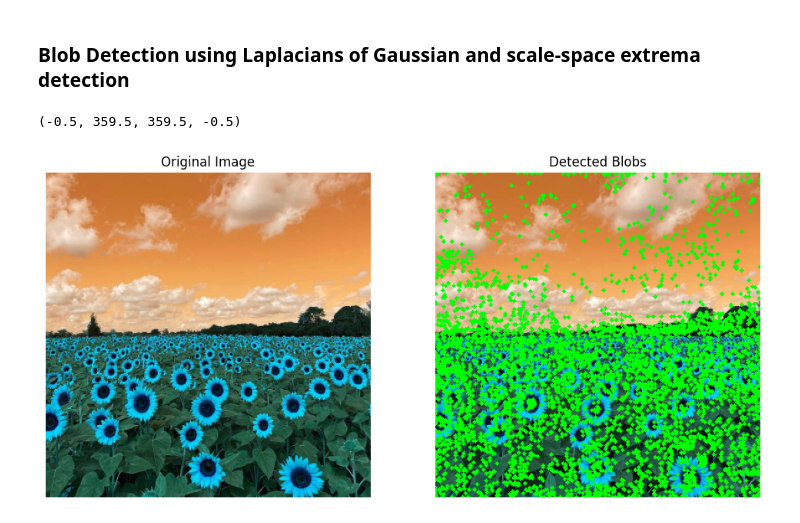
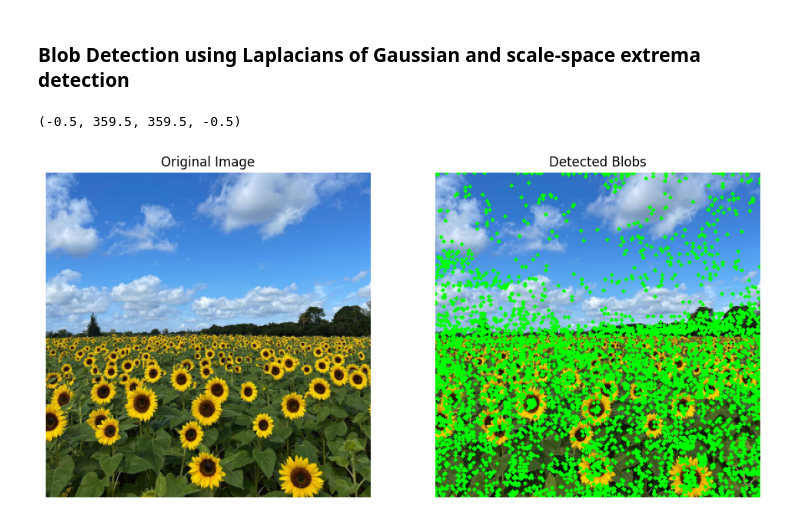
Before and after one commit to AnushkaSamaranayake/EN3160-Assignment-2-on-Fitting-and-Alignment, a Jupyter notebook: assignment2.ipynb, the cells around one changed output. Cells and saved outputs as stored; diff of their text form; code cells hidden in the pictures.

```diff
--- a/assignment2.ipynb
+++ b/assignment2.ipynb
@@ -7,6 +7,7 @@ import cv2 as cv
 
 # Load an image
 image = cv.imread('Images/the_berry_farms_sunflower_field.jpeg', cv.IMREAD_REDUCED_COLOR_4)
+image_rgb = cv.cvtColor(image, cv.COLOR_BGR2RGB)
 img_gray = cv.cvtColor(image, cv.COLOR_BGR2GRAY)
 
 # Generate blurred images to detect blobs at different scales
@@ -23,32 +24,33 @@ def blob_detector(images,sigma_values,threshold):
     blob_radii = []
 
     for i in range(1, len(images)-1):
         cur, prev, nxt = images[i], images[i-1], images[i+1]
         extrema = np.logical_and(np.logical_and(cur > prev, cur > nxt), cur > threshold)
         y_x = np.argwhere(extrema)  # centers of the blobs
         if y_x.size > 0:
             blobs.append(y_x)
             blob_radii.append(sigma_values[i] * np.sqrt(2))  # Append radii for each detected blob
 
     return blobs, blob_radii
 
 blobs, blob_radii = blob_detector(blobs_log, sigma_values, threshold)
 
 output_image = image.copy()
+output_image = cv.cvtColor(output_image,cv.COLOR_BGR2RGB)
 
 # Draw circles around detected blobs
 for i, centers in enumerate(blobs):
     for center in centers:
         cv.circle(output_image, (int(center[1]), int(center[0])), 2, (0, 255, 0), -1)
 
 # Display the image with detected blobs
 fig, ax = plt.subplots(1, 2, figsize=(12, 6))
-ax[0].imshow(image, cmap='gray', vmin=0, vmax=255)
+ax[0].imshow(image_rgb, cmap='gray', vmin=0, vmax=255)
 ax[0].set_title('Original Image')
 ax[0].axis('off')
 ax[1].imshow(output_image, cmap='gray', vmin=0, vmax=255)
 ax[1].set_title('Detected Blobs')
 ax[1].axis('off')
 # %% [output]
 (-0.5, 359.5, 359.5, -0.5)
-[figure, old version]
+[figure, new version]
```
Also changed, not shown: parts of 5 cells of this notebook, 1 other file.
